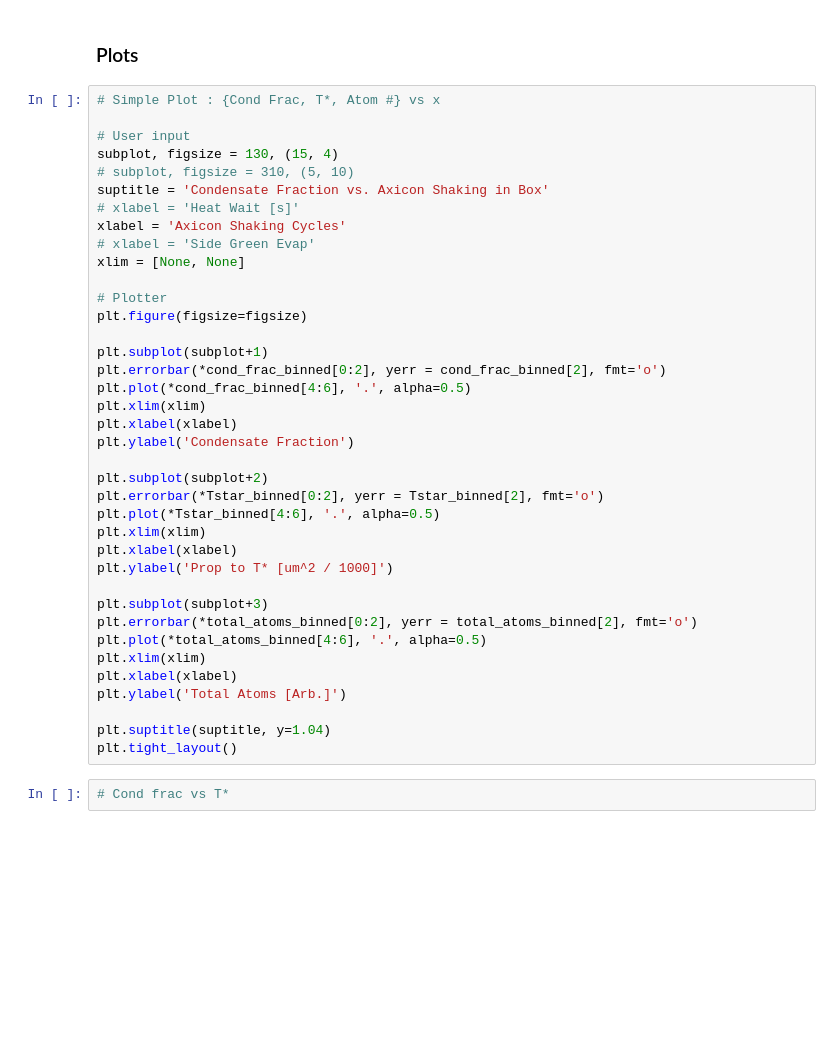
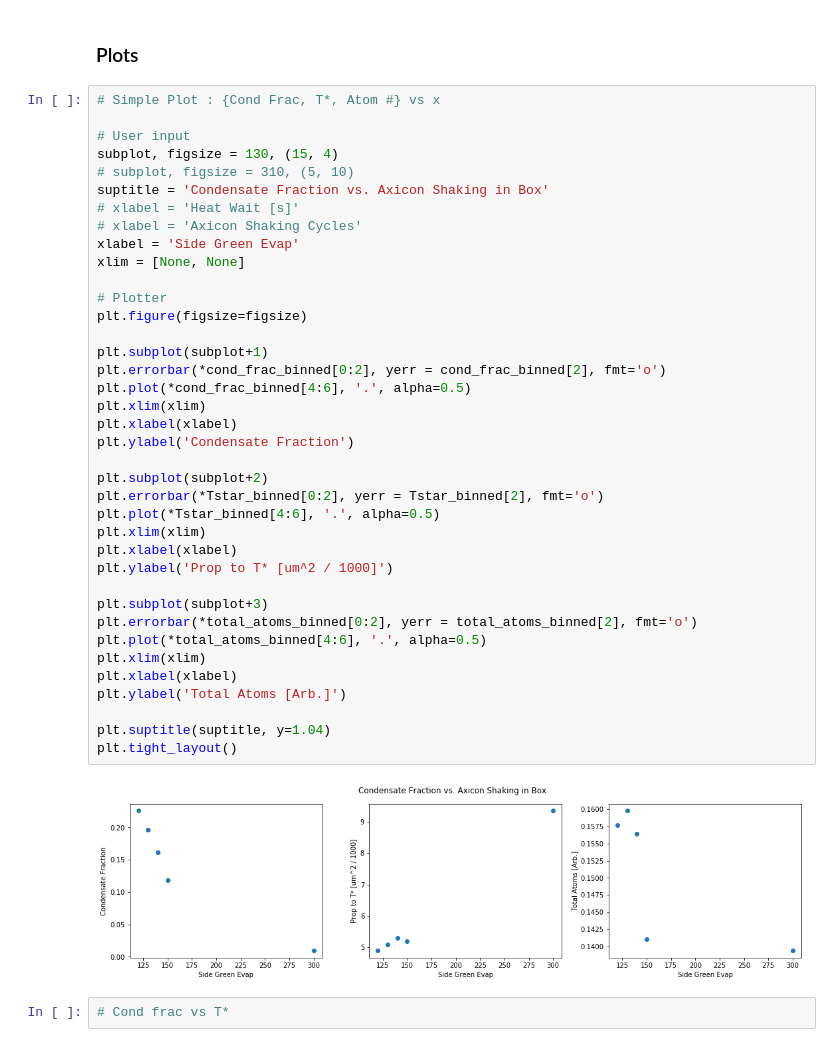
Before and after one commit to ranchop/QCalc, a Jupyter notebook: Daily QCalc/Daily QCalc.ipynb, the cells around one changed output. Cells and saved outputs as stored; diff of their text form; blank space fills up the shorter version.

```diff
--- a/Daily QCalc/Daily QCalc.ipynb
+++ b/Daily QCalc/Daily QCalc.ipynb
@@ -2202,36 +2250,38 @@ subplot, figsize = 130, (15, 4)
 # subplot, figsize = 310, (5, 10)
 suptitle = 'Condensate Fraction vs. Axicon Shaking in Box'
 # xlabel = 'Heat Wait [s]'
-xlabel = 'Axicon Shaking Cycles'
-# xlabel = 'Side Green Evap'
+# xlabel = 'Axicon Shaking Cycles'
+xlabel = 'Side Green Evap'
 xlim = [None, None]
 
 # Plotter
 plt.figure(figsize=figsize)
 
 plt.subplot(subplot+1)
 plt.errorbar(*cond_frac_binned[0:2], yerr = cond_frac_binned[2], fmt='o')
 plt.plot(*cond_frac_binned[4:6], '.', alpha=0.5)
 plt.xlim(xlim)
 plt.xlabel(xlabel)
 plt.ylabel('Condensate Fraction')
 
 plt.subplot(subplot+2)
 plt.errorbar(*Tstar_binned[0:2], yerr = Tstar_binned[2], fmt='o')
 plt.plot(*Tstar_binned[4:6], '.', alpha=0.5)
 plt.xlim(xlim)
 plt.xlabel(xlabel)
 plt.ylabel('Prop to T* [um^2 / 1000]')
 
 plt.subplot(subplot+3)
 plt.errorbar(*total_atoms_binned[0:2], yerr = total_atoms_binned[2], fmt='o')
 plt.plot(*total_atoms_binned[4:6], '.', alpha=0.5)
 plt.xlim(xlim)
 plt.xlabel(xlabel)
 plt.ylabel('Total Atoms [Arb.]')
 
 plt.suptitle(suptitle, y=1.04)
 plt.tight_layout()
+# %% [output]
+[figure, added]
 # %%
 # Cond frac vs T*
 # %% [markdown]
```
Also changed, not shown: parts of 10 cells of this notebook.
